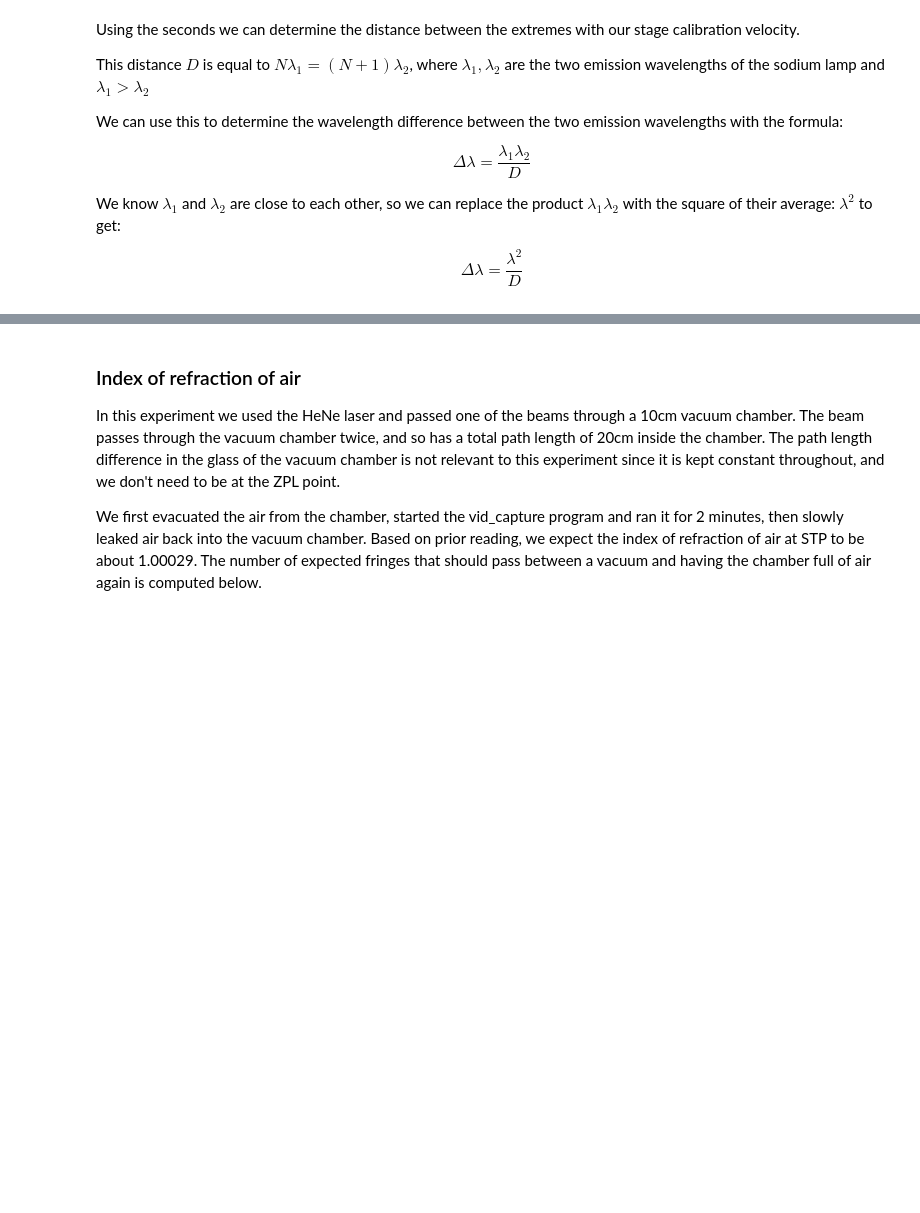
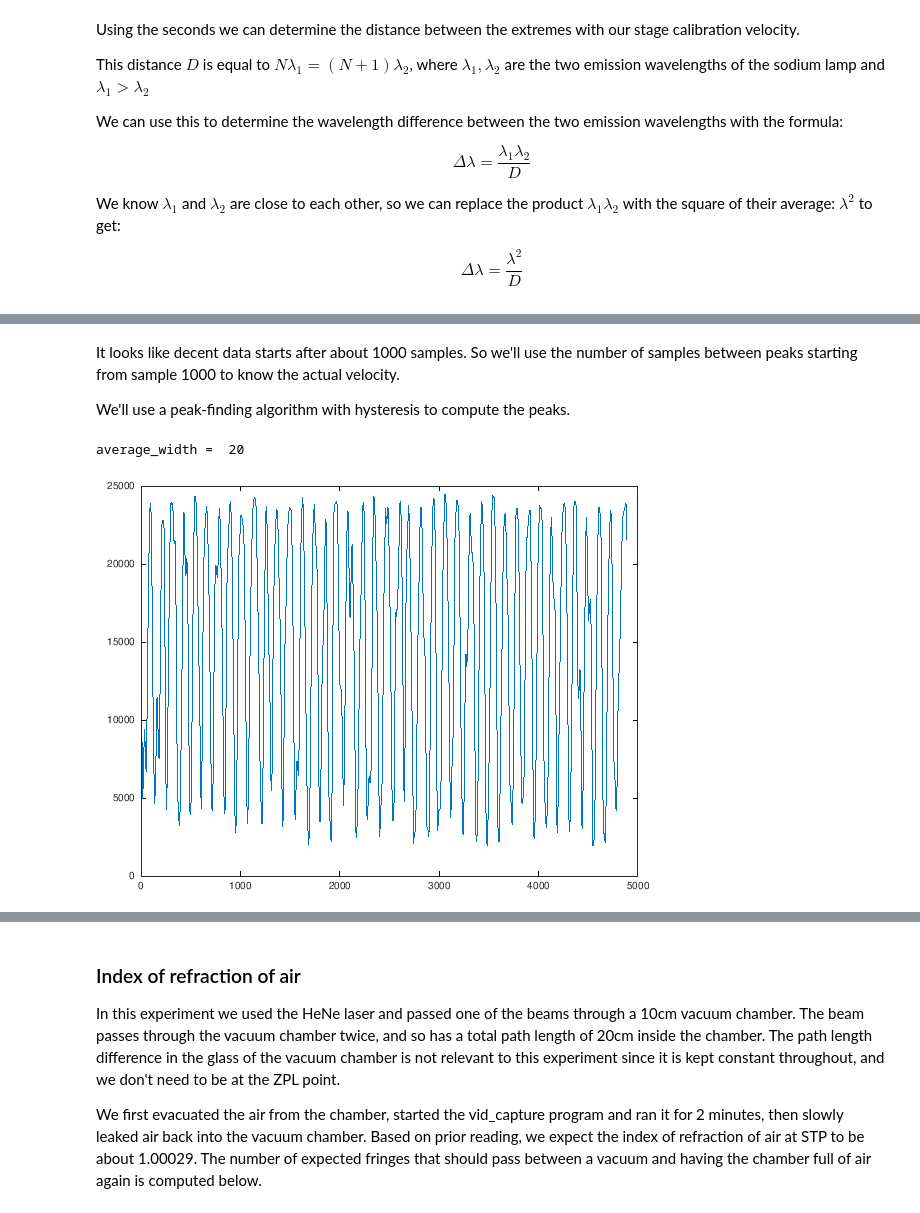
Before and after one commit to jtroo/phys408-lab1, a Jupyter notebook: notebook.ipynb, the cells around one changed output, grey strips where cells are left out. Cells and saved outputs as stored; diff of their text form; code cells hidden in the pictures; blank space fills up the shorter version.

```diff
--- a/notebook.ipynb
+++ b/notebook.ipynb
@@ -204,0 +217,16 @@ $$\Delta\lambda = \frac{\lambda^2}{D}$$
+# %% [markdown]
+It looks like decent data starts after about 1000 samples. So we'll use the number of samples between peaks starting from sample 1000 to know the actual velocity.
+
+We'll use a peak-finding algorithm with hysteresis to compute the peaks.
+# %%
+data = data_orig(1000:end);
+
+average_width = 20
+v2 = [];
+for i = 1:length(data)-average_width
+    v2(i) = sum(data(i:i+average_width-1)) / average_width;
+end
+plot(v2)
+# %% [output]
+average_width =  20
+[figure, added]
```
Also changed, not shown: parts of 11 cells of this notebook.
